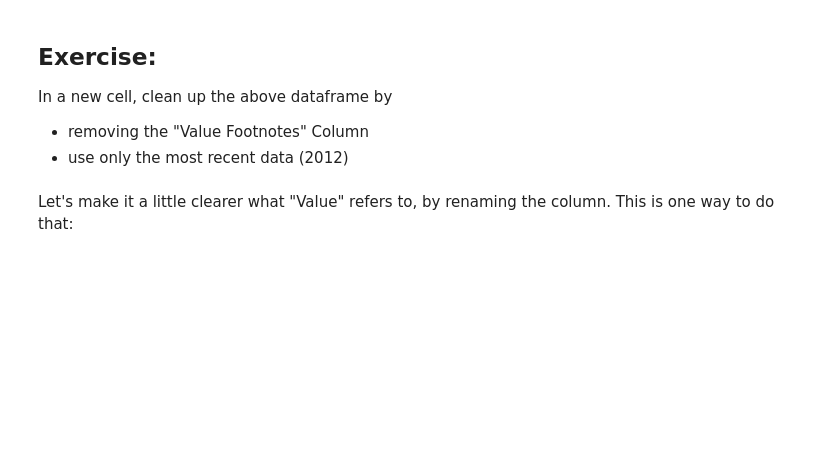
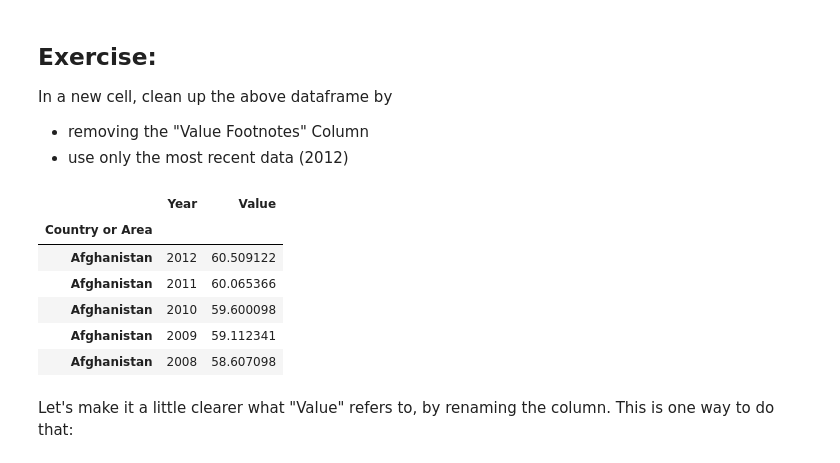
Before and after one commit to danakrasznai/QM2, a Jupyter notebook: notebooks/W06. Merging and Joining.ipynb, the cells around one changed output. Saved outputs shown, nothing was run; the diff lists cells and outputs as text; code cells hidden in the pictures; blank space fills up the shorter version.

```diff
--- a/notebooks/W06. Merging and Joining.ipynb
+++ b/notebooks/W06. Merging and Joining.ipynb
@@ -481,6 +508,19 @@ In a new cell, clean up the above dataframe by
 
 - removing the "Value Footnotes" Column
 - use only the most recent data (2012)
+# %%
+data_path = "./data/wk5/UN_Life_all.csv"
+life = pd.read_csv(data_path, index_col=0)
+life.drop('Value Footnotes', axis=1, inplace=True)
+life.head()
+# %% [output]
+|  | Year | Value |
+| Country or Area |  |  |
+| Afghanistan | 2012 | 60.509122 |
+| Afghanistan | 2011 | 60.065366 |
+| Afghanistan | 2010 | 59.600098 |
+| Afghanistan | 2009 | 59.112341 |
+| Afghanistan | 2008 | 58.607098 |
 # %% [markdown]
 Let's make it a little clearer what "Value" refers to, by renaming the column. This is one way to do that:
 # %%
```
Also changed, not shown: parts of 7 cells of this notebook.
